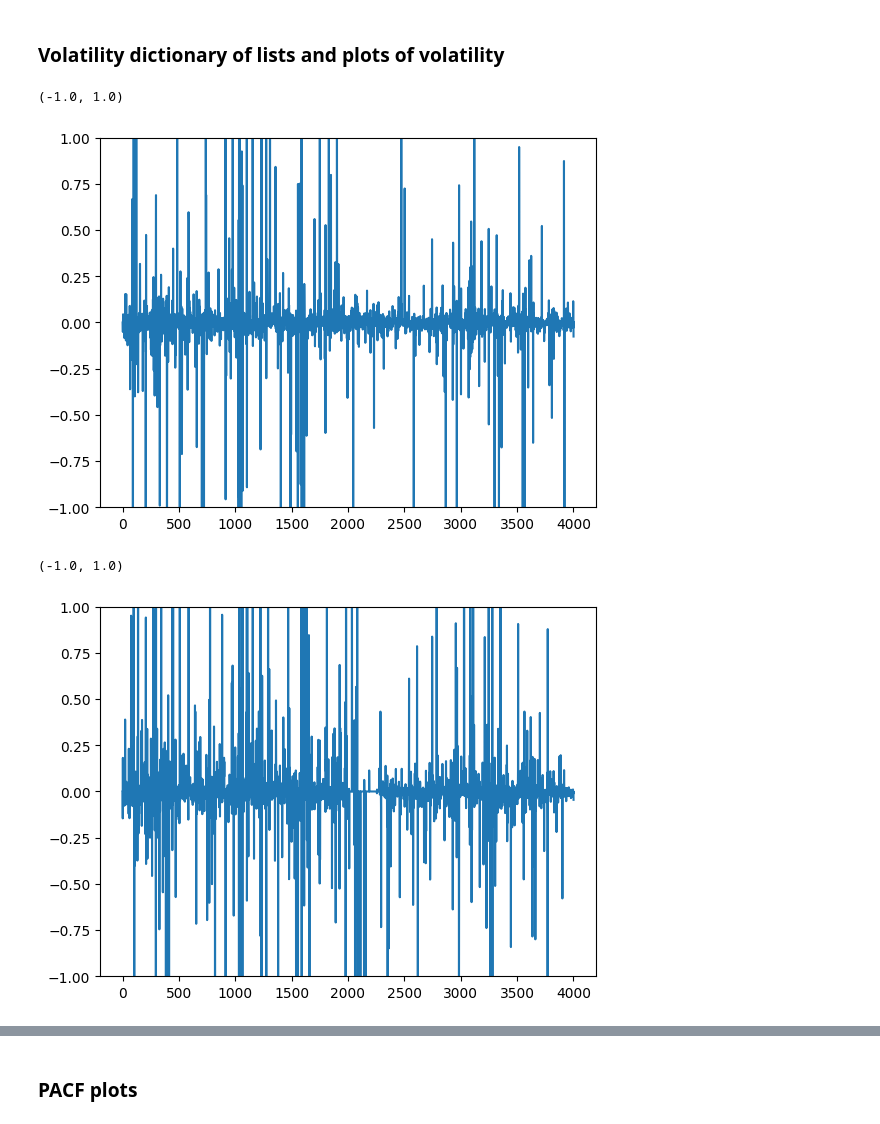
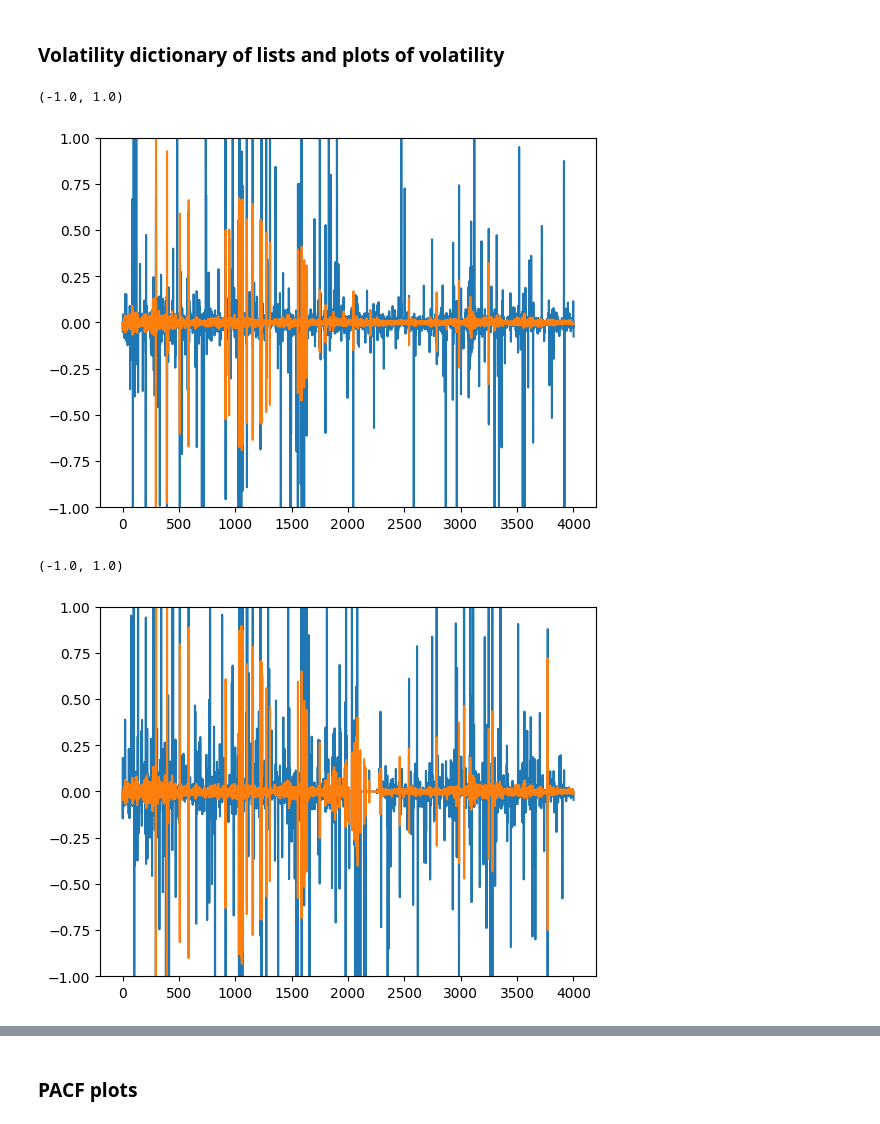
Before and after one commit to Gauranga2022/Time-Series-analysis, a Jupyter notebook: Stock_Price_Volatility_Prediction.ipynb, the cells around one changed output, grey strips where cells are left out. Drawn from its saved outputs; the diff is of its cells as text; code cells hidden in the pictures.

```diff
--- a/Stock_Price_Volatility_Prediction.ipynb
+++ b/Stock_Price_Volatility_Prediction.ipynb
@@ -223,15 +223,17 @@ for i in range(n4):
     vols[4].append(new_vol)
 # %%
 plt.plot(vols[1])
+plt.plot(log_ret[1])
 plt.ylim(-1, 1)
 # %% [output]
 (-1.0, 1.0)
-[figure, old version]
+[figure, new version]
 # %%
 plt.plot(vols[2])
+plt.plot(log_ret[2])
 plt.ylim(-1,1)
 # %% [output]
 (-1.0, 1.0)
-[figure, old version]
+[figure, new version]
 # %%
 plt.plot(vols[3])
```
Also changed, not shown: parts of 2 cells of this notebook.
